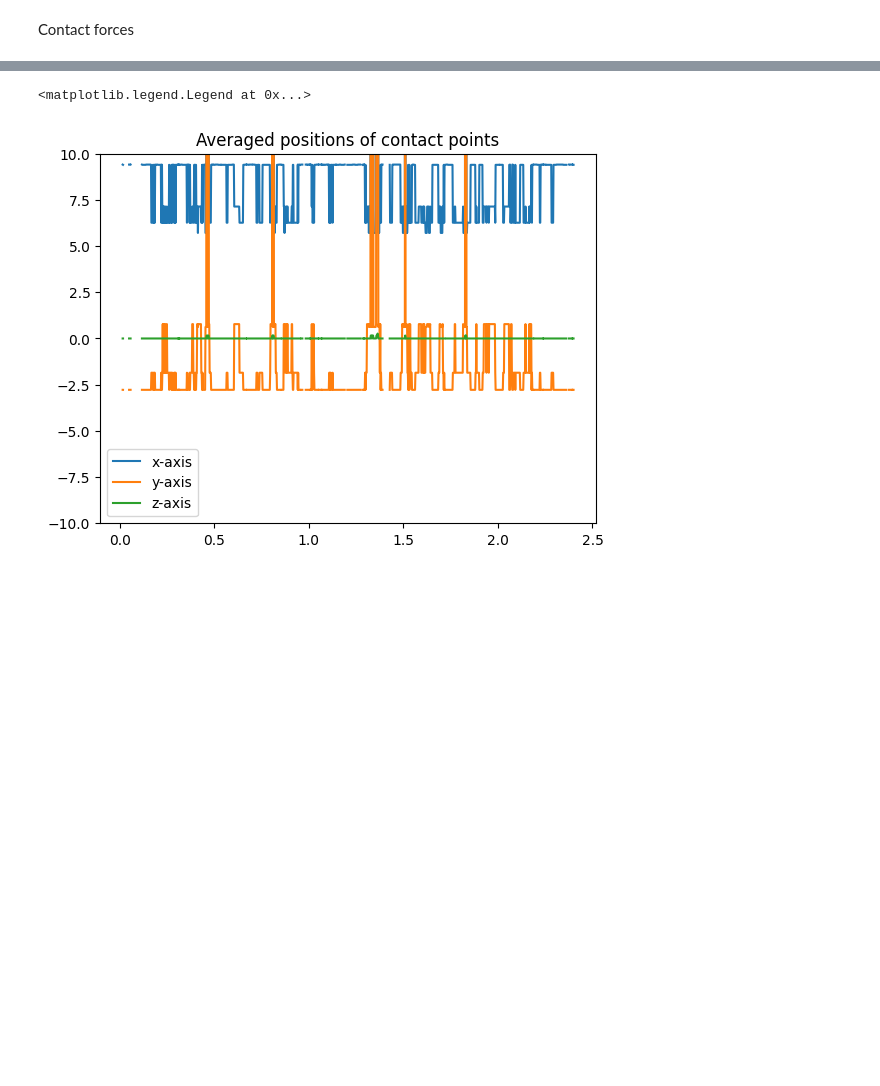
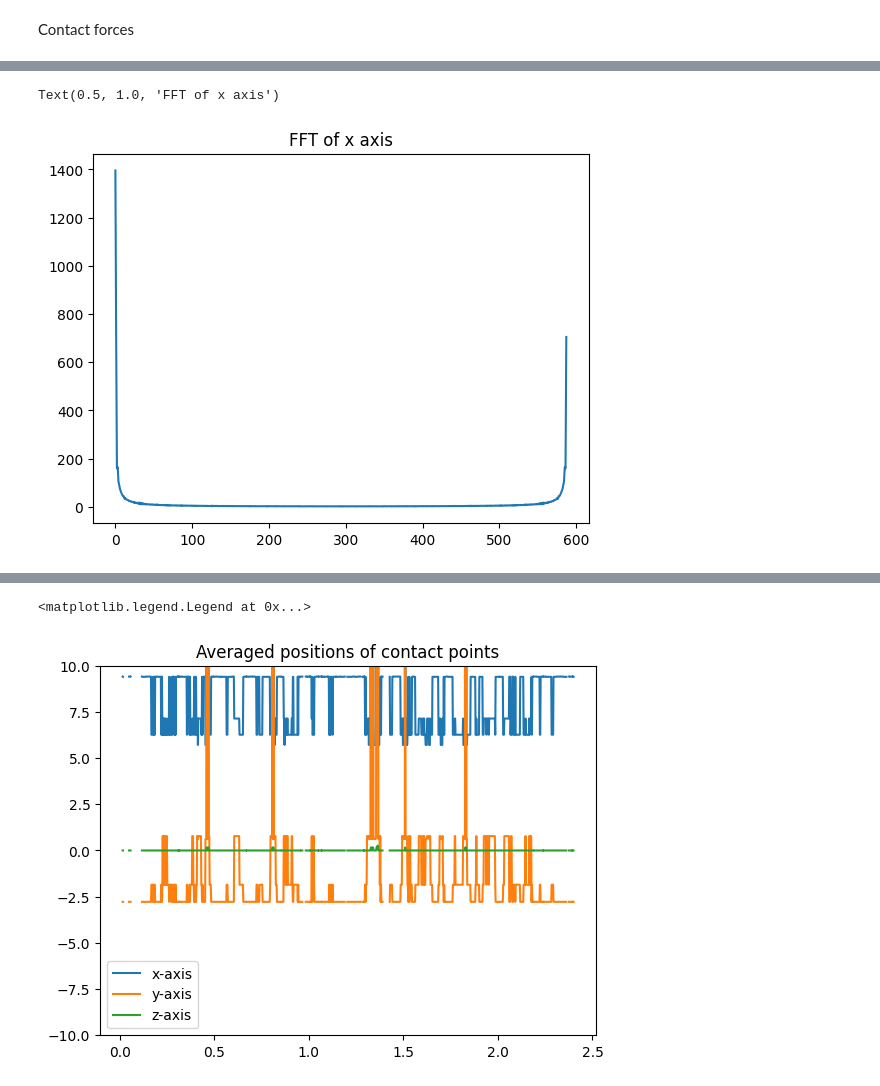
Before and after one commit to AidaTheShip/cyr-wheel, a Jupyter notebook: Reinforcement Learning/cyrwheelmodel.ipynb, the cells around one changed output, grey strips where cells are left out. Saved outputs shown, nothing was run; the diff lists cells and outputs as text; code cells hidden in the pictures; blank space fills up the shorter version.

```diff
--- a/Reinforcement Learning/cyrwheelmodel.ipynb
+++ b/Reinforcement Learning/cyrwheelmodel.ipynb
@@ -157,0 +209,12 @@ Trying to get the contact point. Almost there but need to finish this up
+# %%
+#for some reason there are still a couple nan values at the beginning and at the very end. just remove them for now
+mask = np.isnan(y_interpolated)
+y_interpolated = y_interpolated[~mask]
+# %%
+#fft
+fft = np.fft.fft(y_interpolated)
+plt.plot(np.abs(fft))
+plt.title("FFT of x axis")
+# %% [output]
+Text(0.5, 1.0, 'FFT of x axis')
+[figure, added]
```
Also changed, not shown: parts of 12 cells of this notebook.
